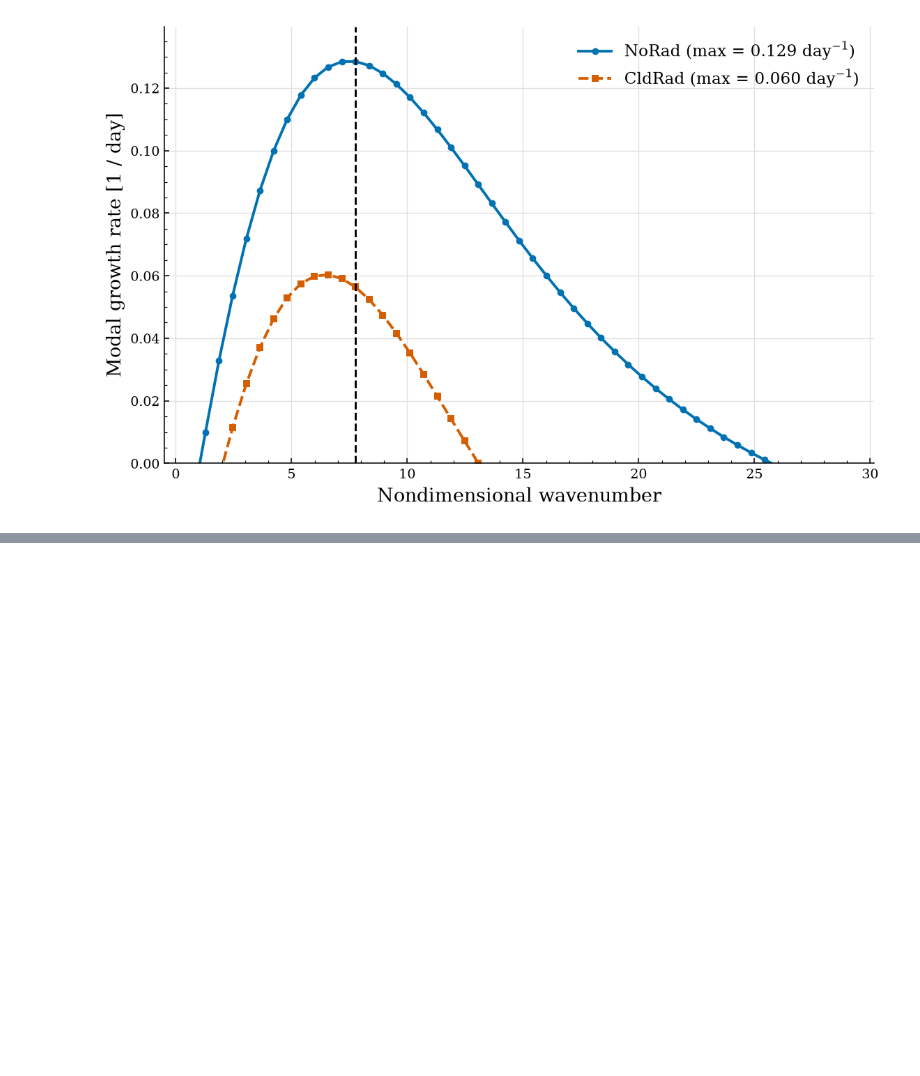
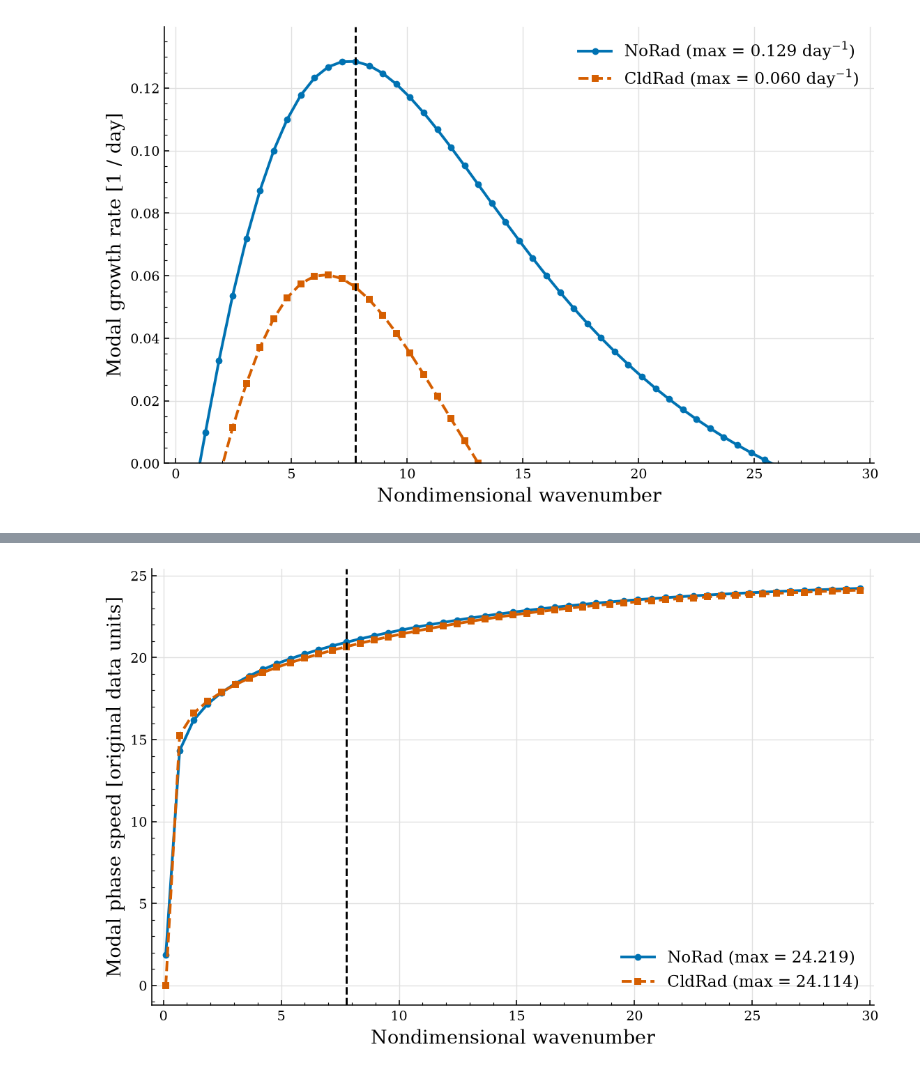
Before and after one commit to JosephKan828/KW_CRI_manuscript, a Jupyter notebook: Code/model/GrowthRate_compare.ipynb, the cells around one changed output, grey strips where cells are left out. Drawn from its saved outputs; the diff is of its cells as text; code cells hidden in the pictures; blank space fills up the shorter version.

Commit message:
2026/09/17 Phase speed contrast

```diff
--- a/Code/model/GrowthRate_compare.ipynb
+++ b/Code/model/GrowthRate_compare.ipynb
@@ -32,16 +32,19 @@ input_dir: Path = Path("/work/b11209013/Kuang2008_v0.5.0/full")
 
 # load NoRad growth rate
 growthrate: Dict[str, np.ndarray] = {}
+phasespeed: Dict[str, np.ndarray] = {}
 
 with h5py.File(input_dir / "NoRad/EigenAnalysis.h5", "r") as norad_ds:
 
     k: np.ndarray = cast(h5py.Dataset, norad_ds["k"])[...] # angular wavenumber
 
     growthrate["norad"] = cast(h5py.Dataset, norad_ds["GrowthRates"])[..., 0]
+    phasespeed["norad"] = cast(h5py.Dataset, norad_ds["PhaseSpeeds"])[..., 0]
 
 with h5py.File(input_dir / "CldRad/EigenAnalysis.h5", "r") as cldrad_ds:
 
     growthrate["cldrad"] = cast(h5py.Dataset, cldrad_ds["GrowthRates"])[..., 0]
+    phasespeed["cldrad"] = cast(h5py.Dataset, cldrad_ds["PhaseSpeeds"])[..., 0]
 # %% [markdown]
 ### Identify most unstable mode
 # %%
@@ -94,0 +102,35 @@ plt.close(fig)
+# %%
+# Use the same wavenumber, experiment styles, and reference mode as above.
+fig, ax = plt.subplots(figsize=(8, 5), dpi=140, layout="constrained")
+
+for experiment, style in styles.items():
+    speeds = phasespeed[experiment]
+    valid = np.isfinite(k_nondim) & np.isfinite(speeds)
+    masked_speeds = np.ma.masked_where(~valid, speeds)
+    finite_speeds = speeds[valid]
+    max_text = f"{finite_speeds.max():.3f}" if finite_speeds.size else "N/A"
+    legend_label = f"{style['label']} (max = {max_text})"
+    ax.plot(k_nondim, masked_speeds, linewidth=2, markersize=4,
+            **{**style, "label": legend_label})
+
+ax.axvline(k_nondim[most_unstable], color="k", linestyle="dashed")
+ax.set(
+    xlabel="Nondimensional wavenumber",
+    ylabel="Modal phase speed [original data units]",
+)
+ax.minorticks_on()
+ax.tick_params(axis="both", which="both", direction="in")
+ax.margins(x=0.02)
+ax.set_axisbelow(True)
+ax.grid(True, color="0.88", linewidth=0.7)
+ax.spines[["top", "right"]].set_visible(False)
+ax.tick_params(labelsize=10)
+ax.legend(frameon=False)
+
+output_path = Path("/home/b11209013/Manuscript_Prep/KW_CRI/Figure/experiment_contrast/phasespeed_contrast.png")
+output_path.parent.mkdir(parents=True, exist_ok=True)
+fig.savefig(output_path, dpi=300, bbox_inches="tight")
+plt.show()
+plt.close(fig)
+# %% [output]
+[figure, added]
```
Also changed, not shown: parts of 3 cells of this notebook, 1 other file.
